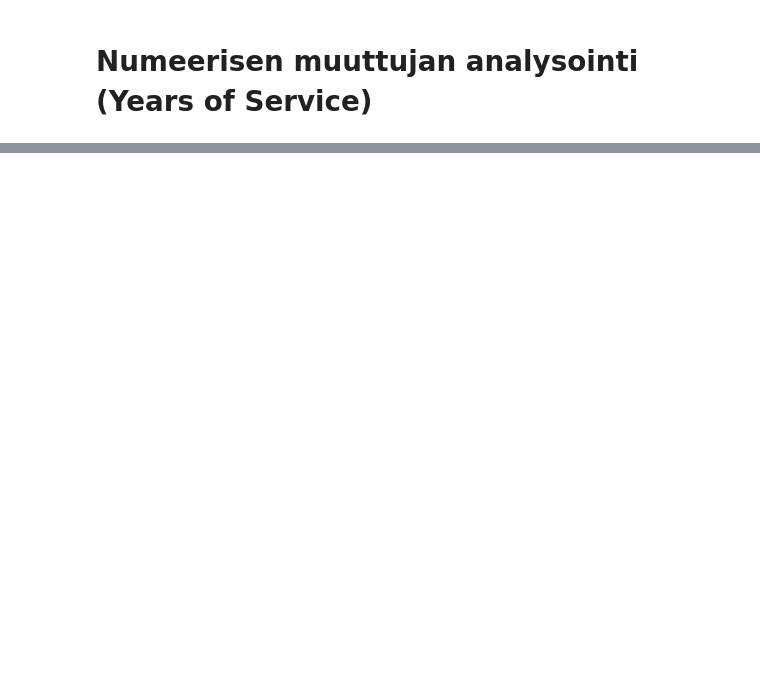
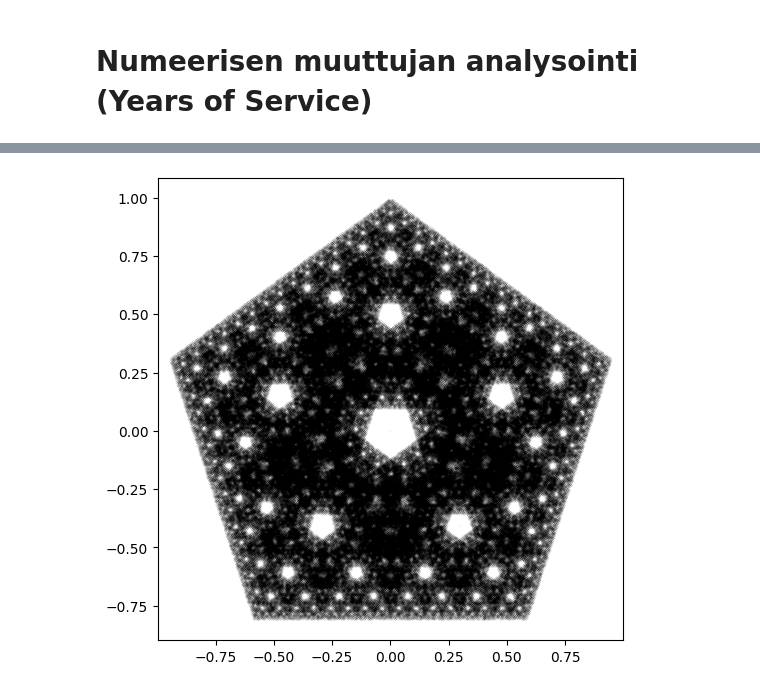
Before and after one commit to Fernoss/TKM22_python_project_sfz, a Jupyter notebook: HARJOITUSTYÖ/harjoitus.ipynb, the cells around one changed output, grey strips where cells are left out. Drawn from its saved outputs; the diff is of its cells as text; code cells hidden in the pictures; blank space fills up the shorter version.

```diff
--- a/HARJOITUSTYÖ/harjoitus.ipynb
+++ b/HARJOITUSTYÖ/harjoitus.ipynb
@@ -262,0 +444,4 @@ plt.ylabel('Frequency')
+# %%
+calculate_points(n=1000000, n_vertices=5);
+# %% [output]
+[figure, added]
```
Also changed, not shown: parts of 42 cells of this notebook, 1 other file.
